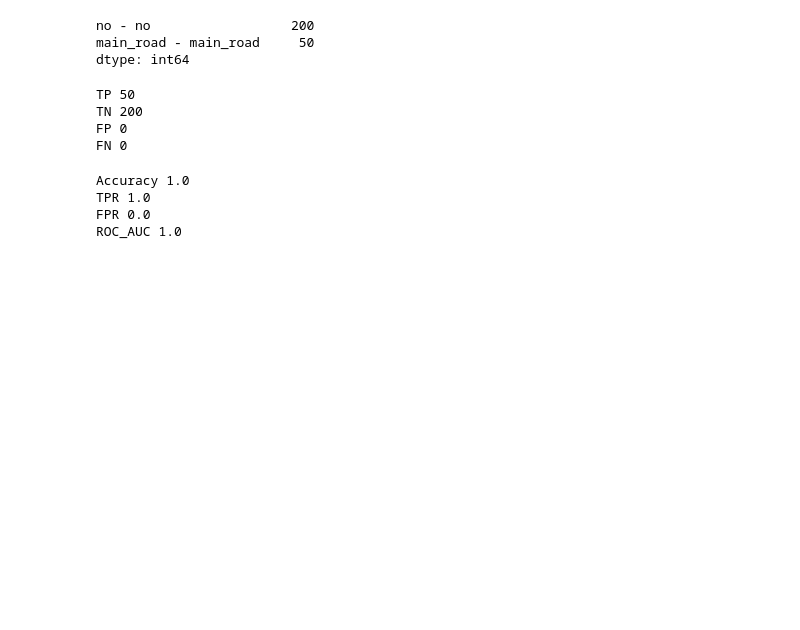
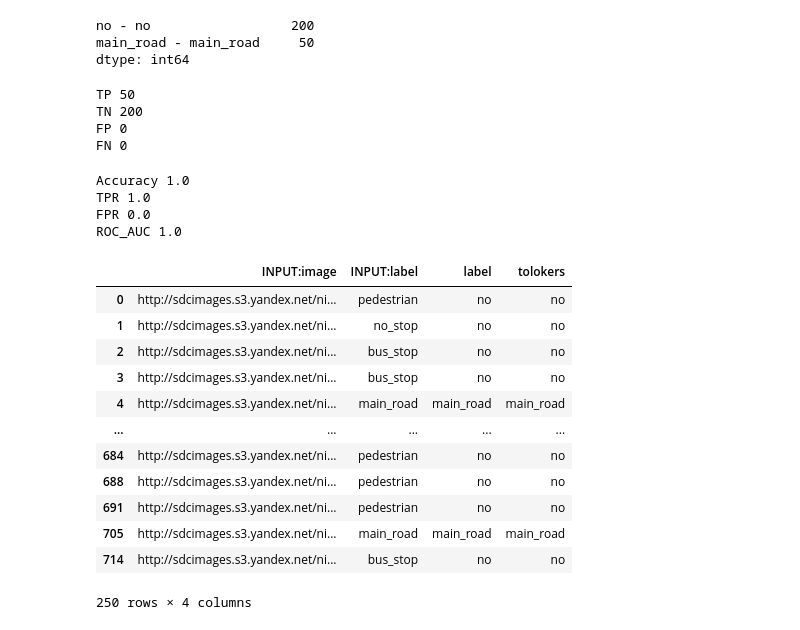
Before and after one commit to Maksim4344511/Data_science1, a Jupyter notebook: decomposition_2/Главная дорога/main1.ipynb, the cells around one changed output. Drawn from its saved outputs; the diff is of its cells as text; code cells hidden in the pictures; blank space fills up the shorter version.

```diff
--- a/decomposition_2/Главная дорога/main1.ipynb
+++ b/decomposition_2/Главная дорога/main1.ipynb
@@ -110,3 +151,19 @@ Accuracy 1.0
 TPR 1.0
 FPR 0.0
 ROC_AUC 1.0
+# %%
+df_main =
+# %% [output]
+|  | INPUT:image | INPUT:label | label | tolokers |
+| 0 | http://sdcimages.s3.yandex.net/ni... | pedestrian | no | no |
+| 1 | http://sdcimages.s3.yandex.net/ni... | no_stop | no | no |
+| 2 | http://sdcimages.s3.yandex.net/ni... | bus_stop | no | no |
+| 3 | http://sdcimages.s3.yandex.net/ni... | bus_stop | no | no |
+| 4 | http://sdcimages.s3.yandex.net/ni... | main_road | main_road | main_road |
+| ... | ... | ... | ... | ... |
+| 684 | http://sdcimages.s3.yandex.net/ni... | pedestrian | no | no |
+| 688 | http://sdcimages.s3.yandex.net/ni... | pedestrian | no | no |
+| 691 | http://sdcimages.s3.yandex.net/ni... | pedestrian | no | no |
+| 705 | http://sdcimages.s3.yandex.net/ni... | main_road | main_road | main_road |
+| 714 | http://sdcimages.s3.yandex.net/ni... | bus_stop | no | no |
+250 rows × 4 columns
```
Also changed, not shown: parts of 2 cells of this notebook, 50 other files.
